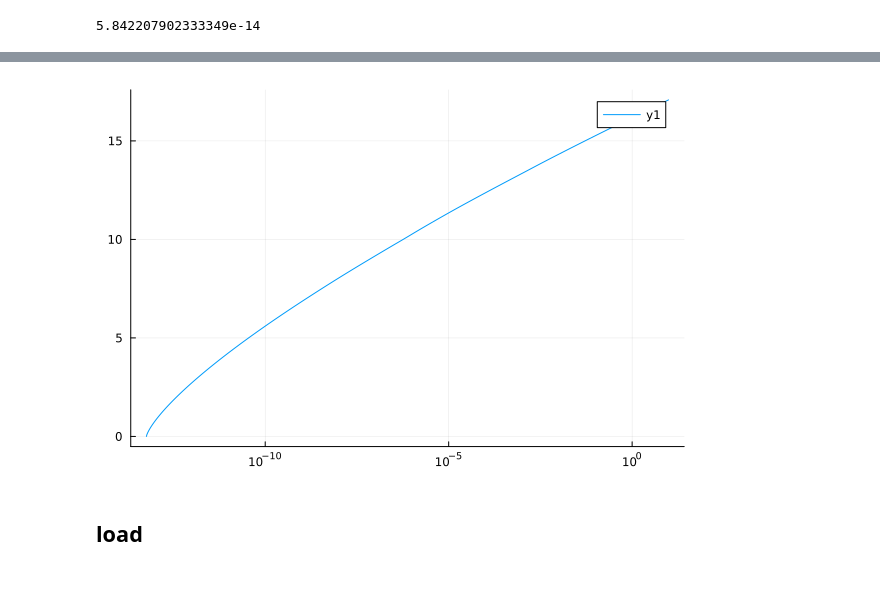
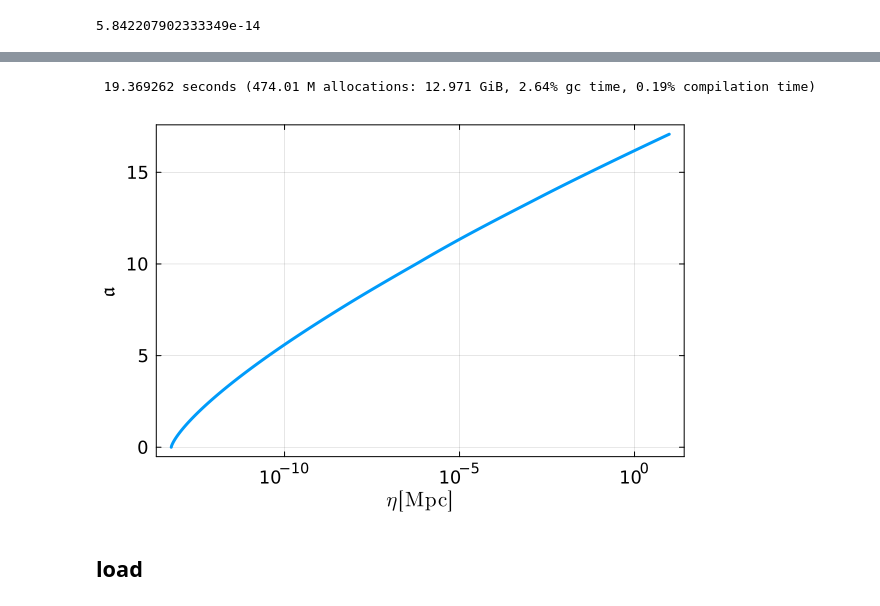
Before and after one commit to NekomammaT/SIGW_QCD, a Jupyter notebook: SIGW_QCD_WKB.ipynb, the cells around one changed output, grey strips where cells are left out. Cells and saved outputs as stored; diff of their text form; code cells hidden in the pictures.

```diff
--- a/SIGW_QCD_WKB.ipynb
+++ b/SIGW_QCD_WKB.ipynb
@@ -222,9 +222,13 @@ plot!(etalist, map(x -> x*frkH(x), etalist))
 # %%
 frka(eta) = anorm(eta)^(4/3)*quadgk(frkH,etai*norm,eta)[1];
 # %%
-plot(etalist, map(x -> frka(x)^(3/4)/anorm(x), etalist), xscale=:log10)
+@time frkaList = map(x -> frka(x)^(3/4)/anorm(x), etalist);
 # %% [output]
-[figure, removed]
+ 19.369262 seconds (474.01 M allocations: 12.971 GiB, 2.64% gc time, 0.19% compilation time)
+# %%
+plot(etalist, frkaList, xscale=:log10, xlabel=L"$\eta\,[\mathrm{Mpc}]$", ylabel=L"$\mathfrak{a}$")
+# %% [output]
+[figure, added]
 # %%
 lnetaspan = log10(norm*etai):0.01:log10(norm*etaf)
 
```
Also changed, not shown: parts of 12 cells of this notebook.
